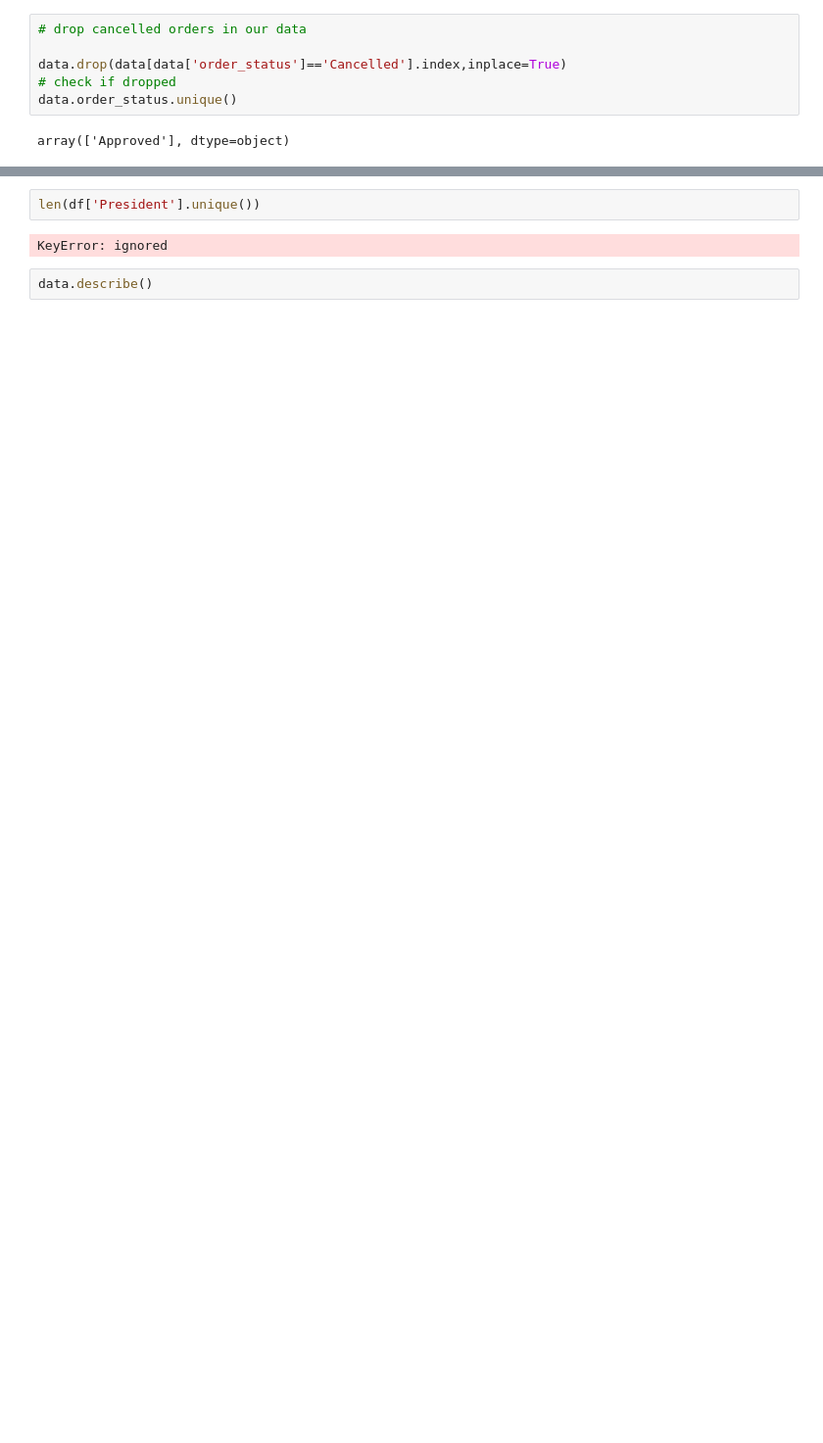
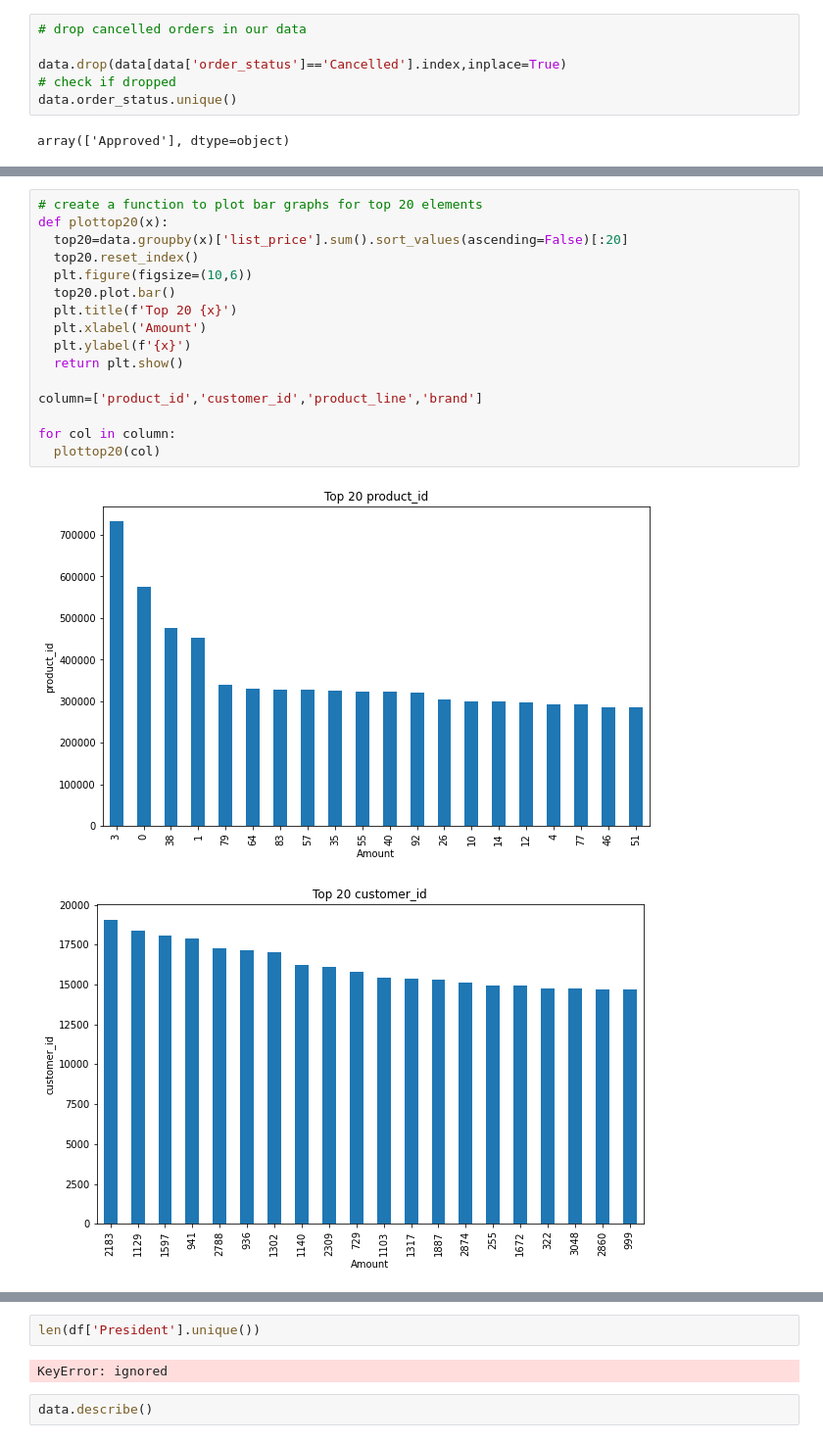
Before and after one commit to NUELBUNDI/PDS_PROJECT, a Jupyter notebook: Final_Project_Lee_Bundi_102586.ipynb, the cells around one changed output, grey strips where cells are left out. Shown at 98% size. Cells and saved outputs as stored; diff of their text form; blank space fills up the shorter version.

```diff
--- a/Final_Project_Lee_Bundi_102586.ipynb
+++ b/Final_Project_Lee_Bundi_102586.ipynb
@@ -237,0 +257,19 @@ memory usage: 4.3+ MB
+# %%
+# create a function to plot bar graphs for top 20 elements
+def plottop20(x):
+  top20=data.groupby(x)['list_price'].sum().sort_values(ascending=False)[:20]
+  top20.reset_index()
+  plt.figure(figsize=(10,6))
+  top20.plot.bar()
+  plt.title(f'Top 20 {x}')
+  plt.xlabel('Amount')
+  plt.ylabel(f'{x}')
+  return plt.show()
+
+column=['product_id','customer_id','product_line','brand']
+
+for col in column:
+  plottop20(col)
+# %% [output]
+[figure, added]
+[figure, added]
```
Also changed, not shown: parts of 14 cells of this notebook.
